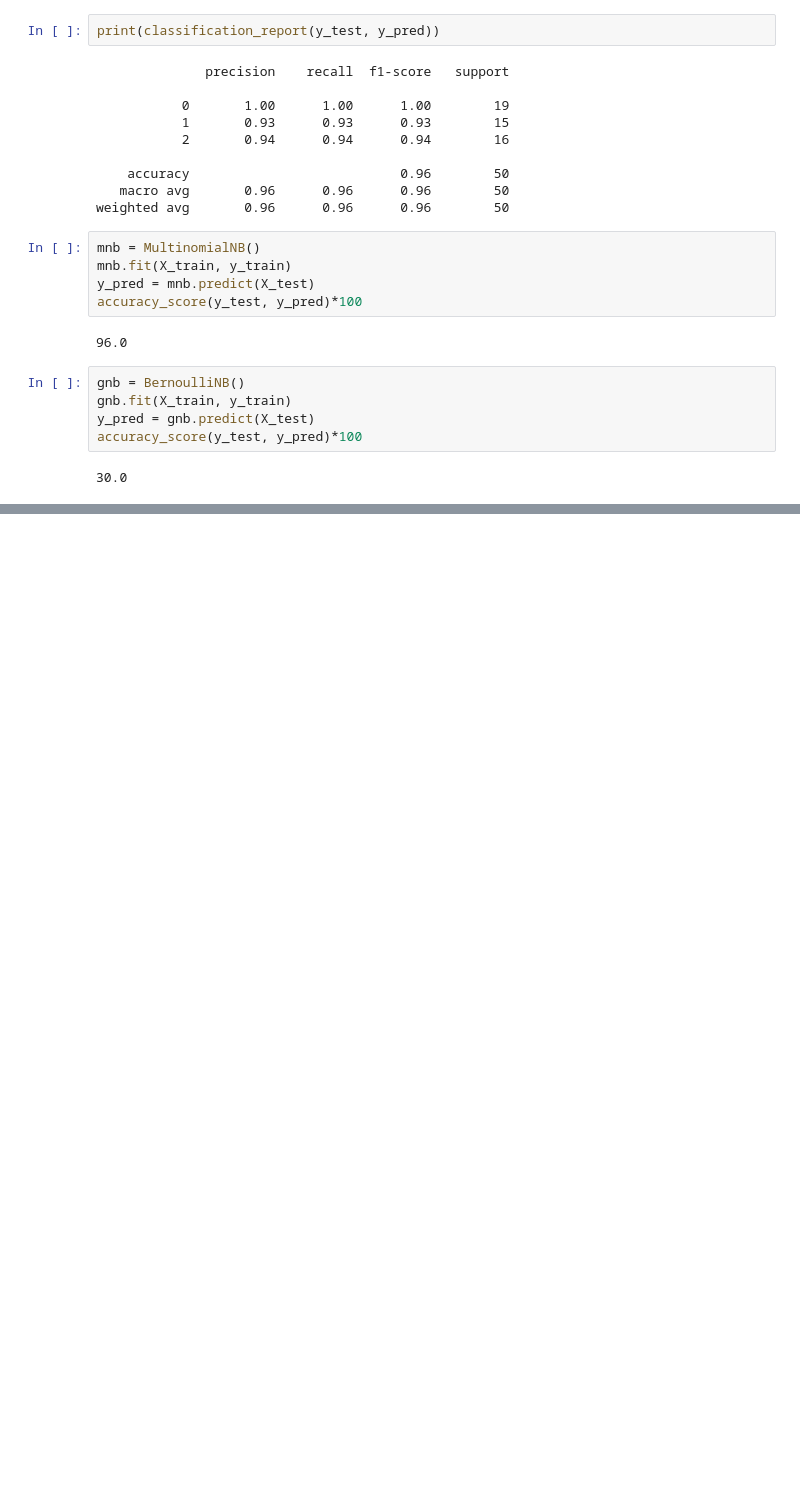
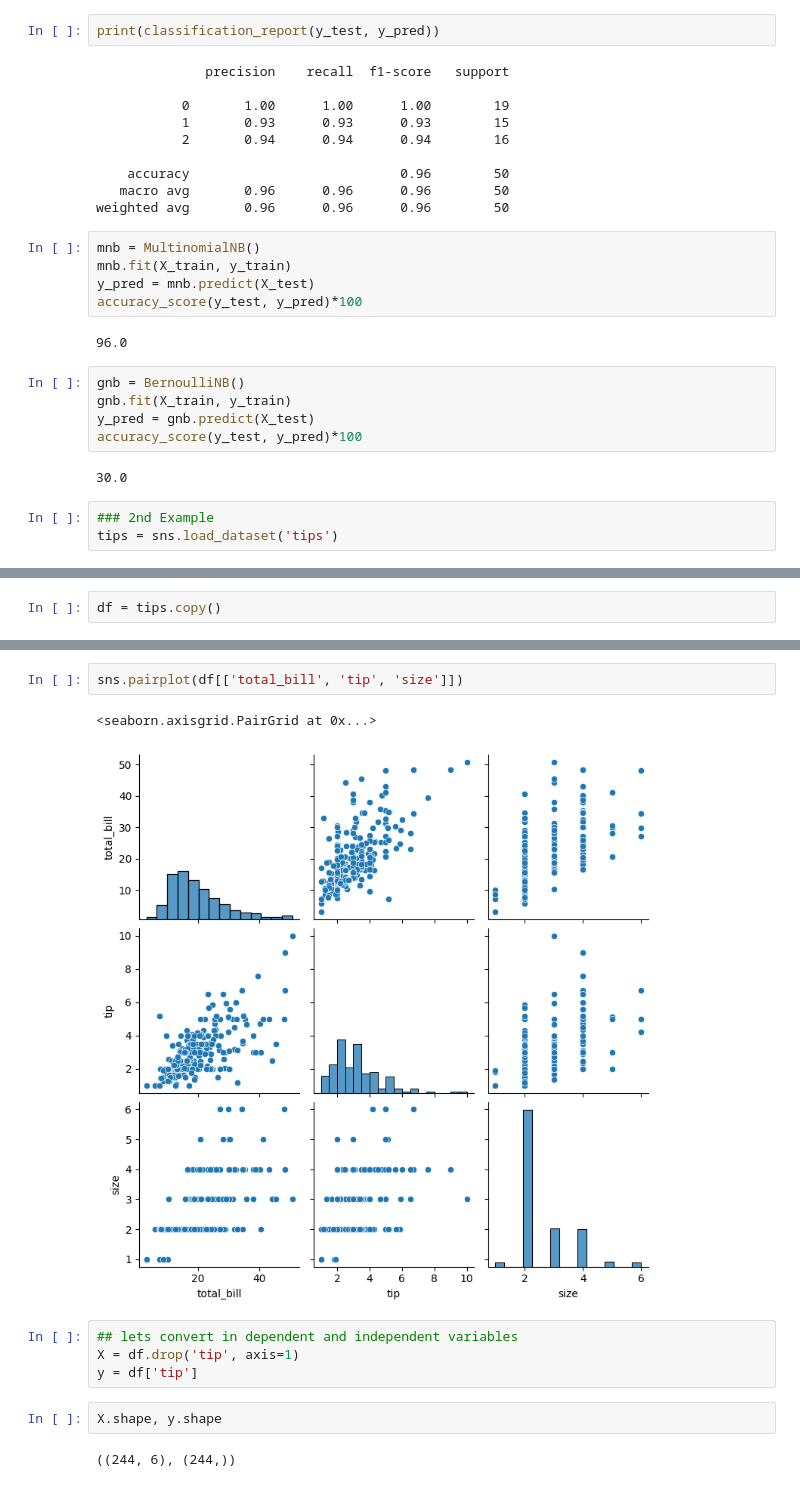
Before and after one commit to Ashok-Prajapati2/Machine-Learning, a Jupyter notebook: Naive-bayes.ipynb, the cells around one changed output, grey strips where cells are left out. Saved outputs shown, nothing was run; the diff lists cells and outputs as text; blank space fills up the shorter version.

```diff
--- a/Naive-bayes.ipynb
+++ b/Naive-bayes.ipynb
@@ -77,3 +77,6 @@ y_pred = gnb.predict(X_test)
 accuracy_score(y_test, y_pred)*100
 # %% [output]
 30.0
+# %%
+### 2nd Example
+tips = sns.load_dataset('tips')
@@ -79,0 +92,2 @@ accuracy_score(y_test, y_pred)*100
+# %%
+df = tips.copy()
@@ -79,0 +134,13 @@ accuracy_score(y_test, y_pred)*100
+# %%
+sns.pairplot(df[['total_bill', 'tip', 'size']])
+# %% [output]
+<seaborn.axisgrid.PairGrid at 0x...>
+[figure, added]
+# %%
+## lets convert in dependent and independent variables
+X = df.drop('tip', axis=1)
+y = df['tip']
+# %%
+X.shape, y.shape
+# %% [output]
+((244, 6), (244,))
```
Also changed, not shown: parts of 23 cells of this notebook.
